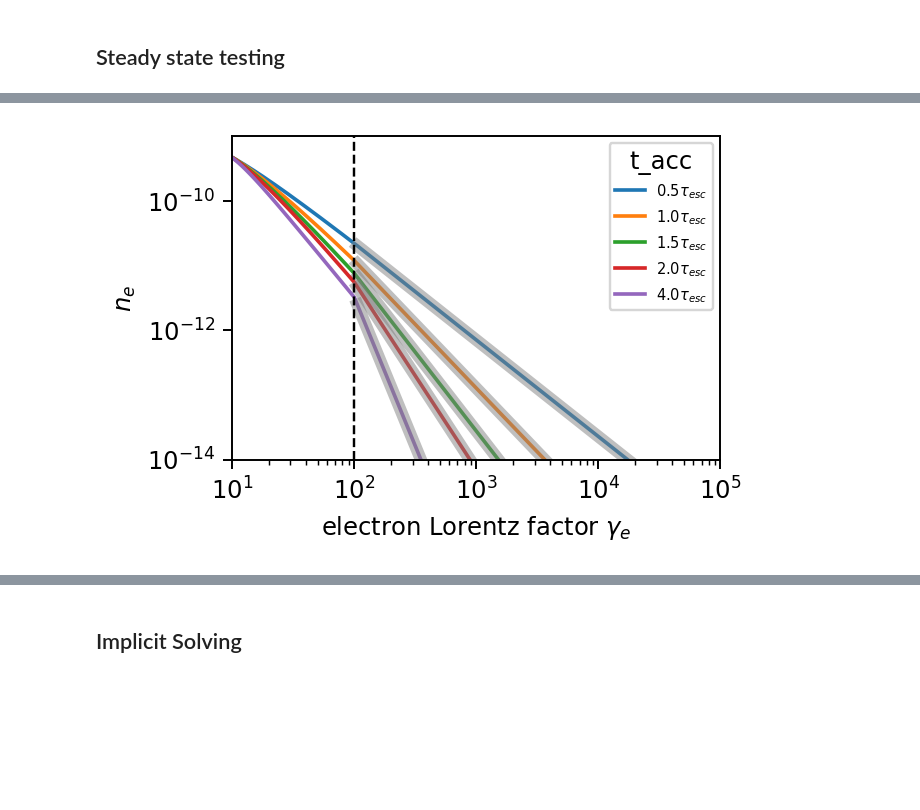
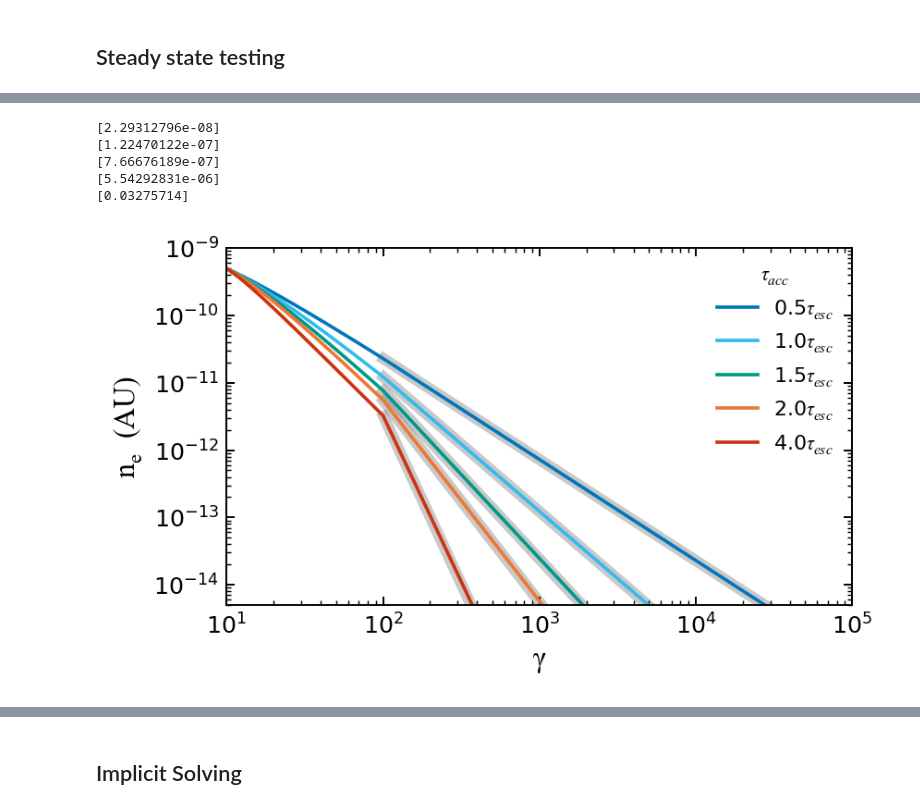
Before and after one commit to me623/Mphys_modelling, a Jupyter notebook: python_notebooks/final_plotting.ipynb, the cells around one changed output, grey strips where cells are left out. Drawn from its saved outputs; the diff is of its cells as text; code cells hidden in the pictures; blank space fills up the shorter version.

```diff
--- a/python_notebooks/final_plotting.ipynb
+++ b/python_notebooks/final_plotting.ipynb
@@ -59,7 +84,7 @@ def fit_power_law(gamma_data, y_data):
     fitted_A = params[1]
 
     return fitted_power, fitted_A, params_covariance
-def fit_and_plot(x_data, y_data, model="exponential", plot_result=False):
+def fit_and_plot(x_data, y_data, model="exponential", run_data=None, plot_result=False):
     """
     Fits a model to 2D data and optionally plots the result.
 
@@ -84,10 +109,22 @@ def fit_and_plot(x_data, y_data, model="exponential", plot_result=False):
     def power_law_model(x, a, b):
         return a * x**b
 
+    def power_law_acc(x, a, b=-1-run_data["tau_acc"][0]/run_data["tau_esc"][0]):
+        return a * x**b
+
+    def cooling(x, C, tau=run_data["tau_esc"][0], S=run_data["S"][0]):
+        return C * np.exp(1)**(1 / (S * tau * x)) / x ** 2
+
     # Choose model
     if model == "exponential":
         fit_func = exponential_model
         p0 = [1, 0.1]  # Initial guess
+    elif model == "cooling":
+        fit_func =  cooling
+        p0 = [1]  # Initial guess
+    elif model == "power_law_acc":
+        p0 = [1]  # Initial guess
+        fit_func = power_law_acc
     elif model == "generalized":
         fit_func = generalized_model
         p0 = [1, 0.1, 0]  # Initial guess
@@ -104,7 +141,7 @@ def fit_and_plot(x_data, y_data, model="exponential", plot_result=False):
     if plot_result:
         x_fit = np.linspace(min(x_data), max(x_data), 500)
         y_fit = fit_func(x_fit, *popt)
-        plt.plot(x_fit, y_fit)
+        plt.plot(x_fit, y_fit, c="grey", alpha=0.42, ls="-", lw=5, zorder=0)
 
 
     return popt, pcov
@@ -286,27 +338,39 @@ k/l ratio 0.999
 # %%
 t_esc_multiple = ["0.5","1.0","1.5","2.0","4.0"]
+fontsize=13
 path = r"C:\Users\morga\Masters Year\Modelling\Mphys_modelling\csv_data\steady_state"
-plt.figure(figsize=[3*1.2,2*1.2])
-for multiple in t_esc_multiple:
+plt.figure(figsize=[5,3])
+for multiple, colour in zip(t_esc_multiple, vibrant):
     sim_data = pd.read_csv(path + fr"\t_acc={multiple}_t_esc.csv")
     run_data = pd.read_csv(path + fr"\runs\run_t_acc={multiple}_t_esc.csv",index_col=False)
 
     sim_data = sim_data[sim_data["electron_n"] > 1e-20]
-    plt.loglog(sim_data["gamma"], sim_data["electron_n"], label ="{}".format(round(run_data["tau_acc"][0]/run_data["tau_esc"][0], 1)) + "$\\tau_{esc}$")
+    plt.loglog(sim_data["gamma"], sim_data["electron_n"],c=colour, label ="{}".format(round(run_data["tau_acc"][0]/run_data["tau_esc"][0], 1)) + "$\\tau_{esc}$")
     steady_state_spd = sim_data["gamma"][sim_data["gamma"] > run_data["inject_min"][0] * 10]
     steady_state_time = sim_data["electron_n"][sim_data["gamma"] > run_data["inject_min"][0] * 10]
 
-    p, A, param = fit_power_law(steady_state_spd,steady_state_time)
-    plt.plot(steady_state_spd, power_law(steady_state_spd,p,A), "grey", alpha=0.5, lw=5,) #label = f"p = {round(p, 3)}")
+    fit_and_plot(steady_state_spd,steady_state_time, "power_law_acc", run_data, True)
+    #p, A, param = fit_power_law(steady_state_spd,steady_state_time)
+    #plt.plot(steady_state_spd, power_law(steady_state_spd,p,A), "grey", alpha=0.5, lw=5,) #label = f"p = {round(p, 3)}")
 
-plt.vlines(run_data["inject_max"][0], 1e-14, 1e-9,"black", "dashed", lw=1)
-plt.legend(title = "t_acc", fontsize=6)
-plt.xlabel(r"electron Lorentz factor $\gamma_e$")
-plt.ylabel("$n_e$")
+#plt.vlines(run_data["inject_max"][0], 1e-14, 1e-9,"black", "dashed", lw=1)
+plt.legend(title=r"$\tau_{acc}$", fontsize=fontsize*0.7, title_fontproperties={'family':'Times New Roman', 'size':fontsize * 0.7}, frameon=False)
+plt.ylabel(r"$\mathrm{n_e}$  (AU)", fontsize=fontsize, fontdict={'family': 'Times New Roman'})
+plt.xlabel(r"$\mathrm{\gamma}$", fontsize=fontsize, fontdict={'family': 'Times New Roman'})
+
 plt.xlim(1e1, 1e5)
-plt.ylim(1e-14,1e-9)
+plt.ylim(5e-15,1e-9)
+
+plt.tick_params(axis='both', which='major', direction="in", labelsize=fontsize*0.8, top=True, right=True)
+plt.tick_params(axis='both', which='minor', direction="in", top=True, right=True)
+plt.tight_layout()
 plt.show()
 # %% [output]
+[2.29312796e-08]
+[1.22470122e-07]
+[7.66676189e-07]
+[5.54292831e-06]
+[0.03275714]
-[figure, old version]
+[figure, new version]
 # %%
 files = ["B0.10.csv","B0.25.csv","B0.50.csv","B1.00.csv","B1.50.csv","B2.00.csv"]
```
Also changed, not shown: parts of 9 cells of this notebook, 5 other files.
